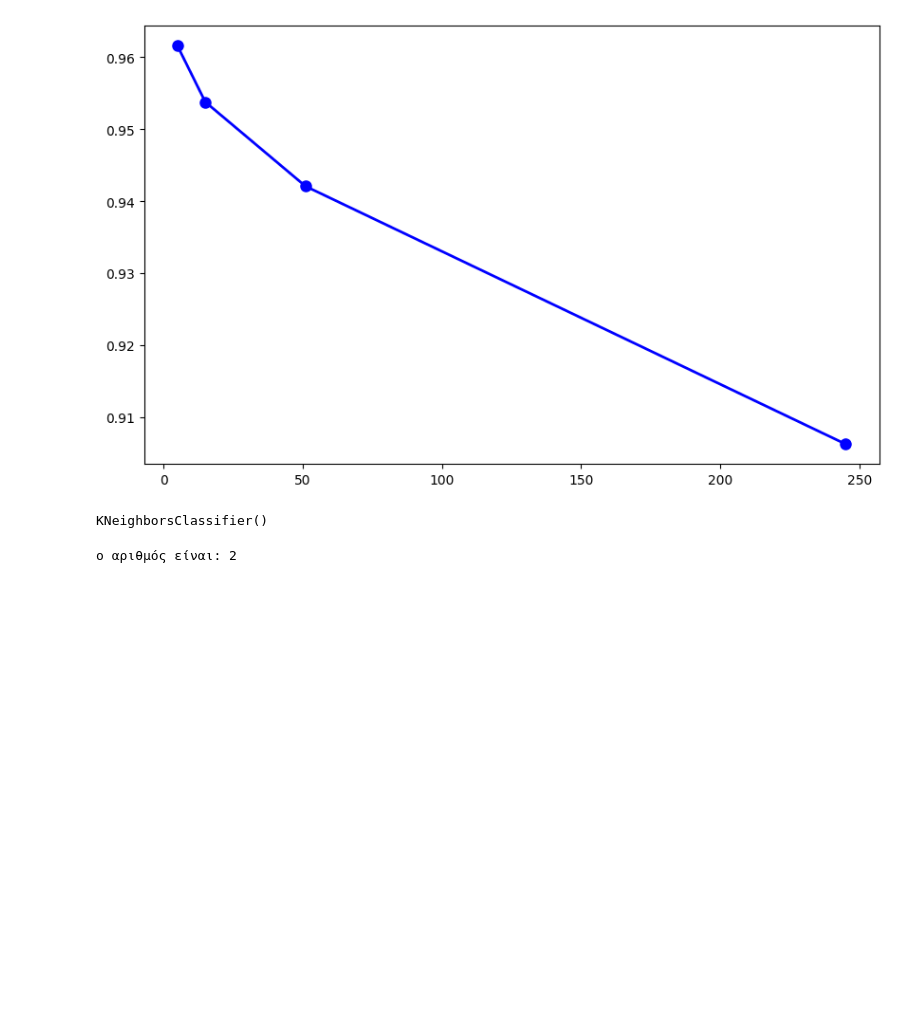
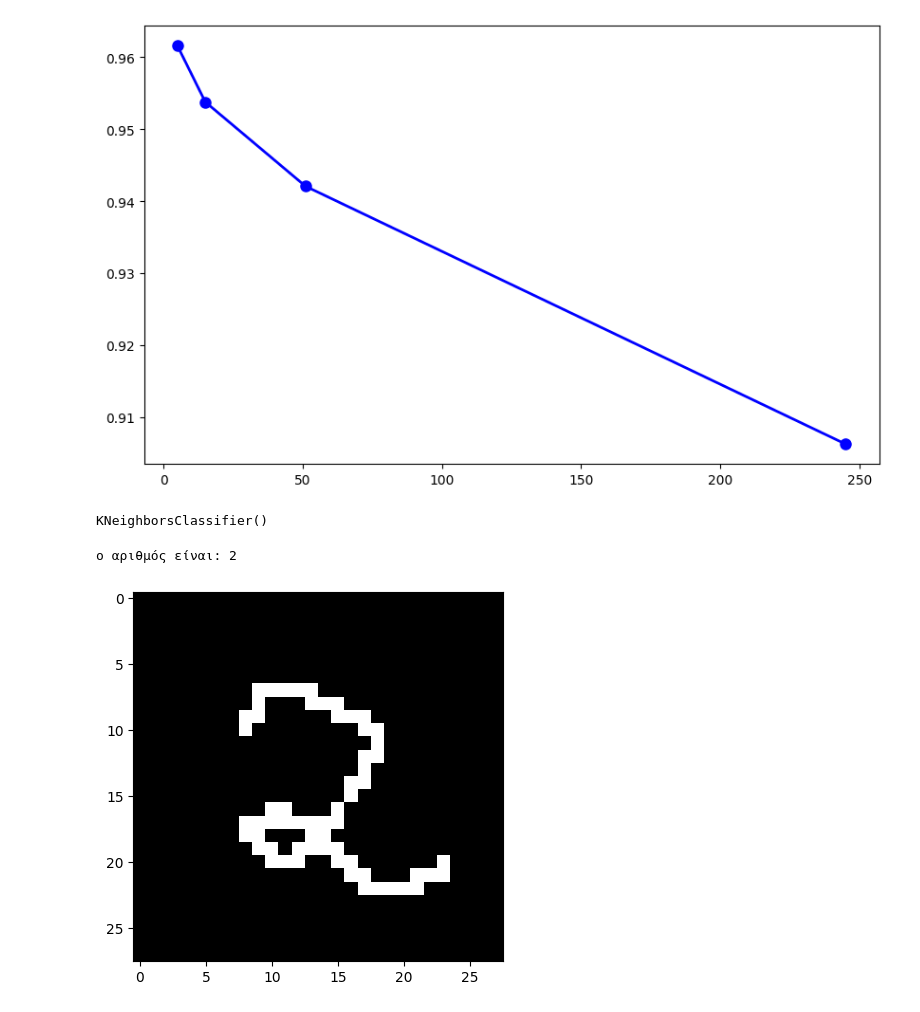
Before and after one commit to VasileiosVitaskos/ML-auth5, a Jupyter notebook: Ergasia5.ipynb, the cells around one changed output. Cells and saved outputs as stored; diff of their text form; code cells hidden in the pictures; blank space fills up the shorter version.

```diff
--- a/Ergasia5.ipynb
+++ b/Ergasia5.ipynb
@@ -100,9 +100,11 @@ KNeighborsClassifier()
 # %%
 img = Image.open('MNIST.png').convert('L')
 img_array = np.array(img)
 img_ready = img_array / 255.0
 img_flat = img_ready.reshape(1, 784)
 prediction = best_knn.predict(img_flat)
+plt.imshow(img_array, cmap='gray')
 print(f"ο αριθμός είναι: {prediction[0]}")
 # %% [output]
 ο αριθμός είναι: 2
+[figure, added]
```
Also changed, not shown: parts of 2 cells of this notebook.
